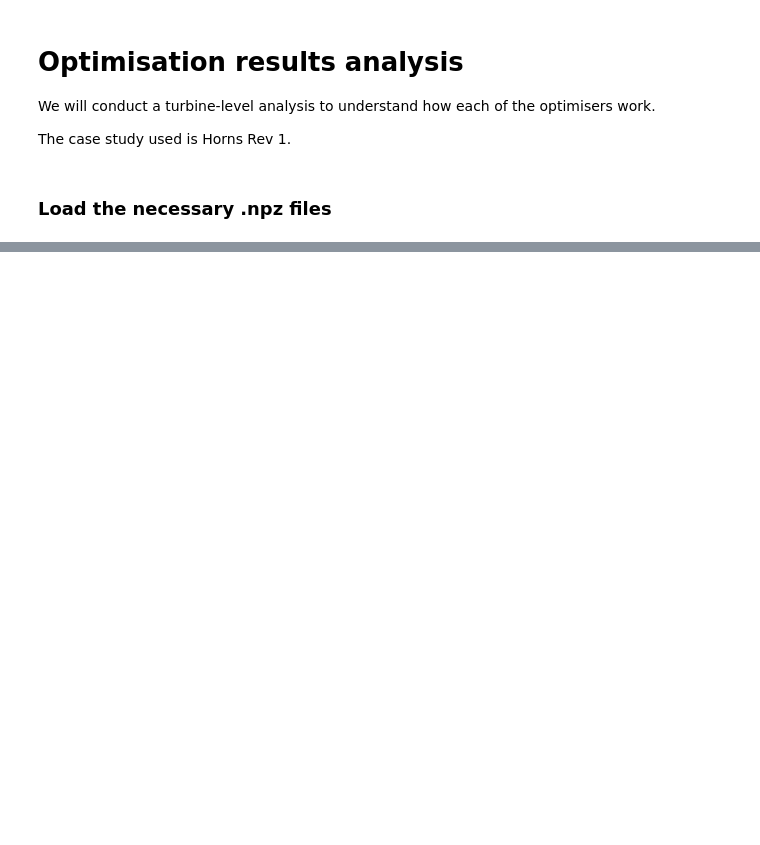
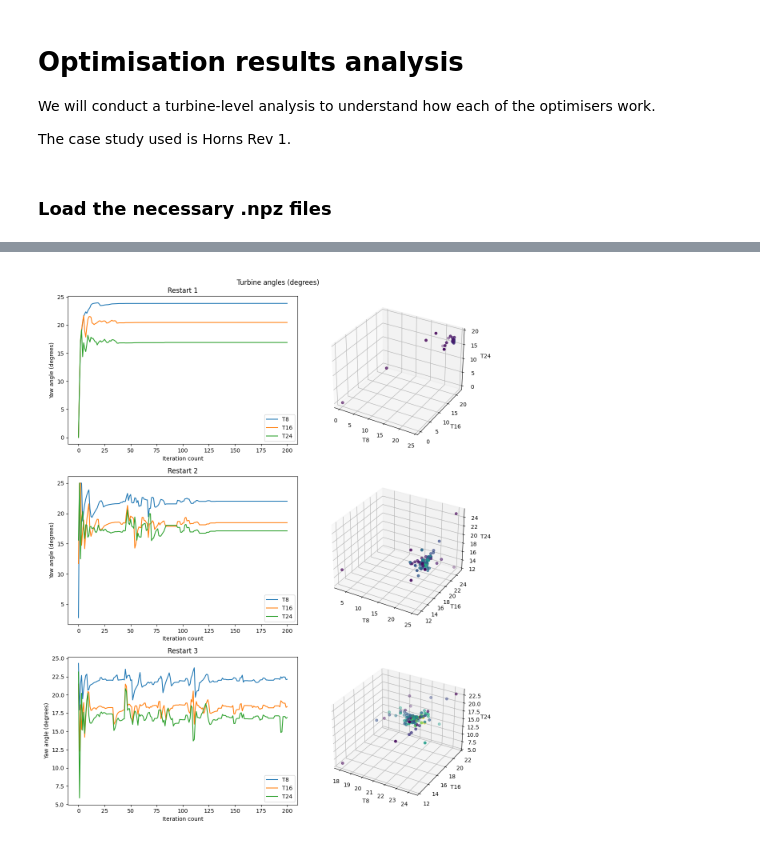
Before and after one commit to Changtze/DiffWake, a Jupyter notebook: results/turbine_analysis.ipynb, the cells around one changed output, grey strips where cells are left out. Cells and saved outputs as stored; diff of their text form; code cells hidden in the pictures; blank space fills up the shorter version.

```diff
--- a/results/turbine_analysis.ipynb
+++ b/results/turbine_analysis.ipynb
@@ -88,0 +228,4 @@ plot_yaw_angles(slsqp_yaw)
+# %%
+turbine_behaviour(t8, t16, t24)
+# %% [output]
+[figure, added]
```
Also changed, not shown: parts of 15 cells of this notebook, 10 other files.
